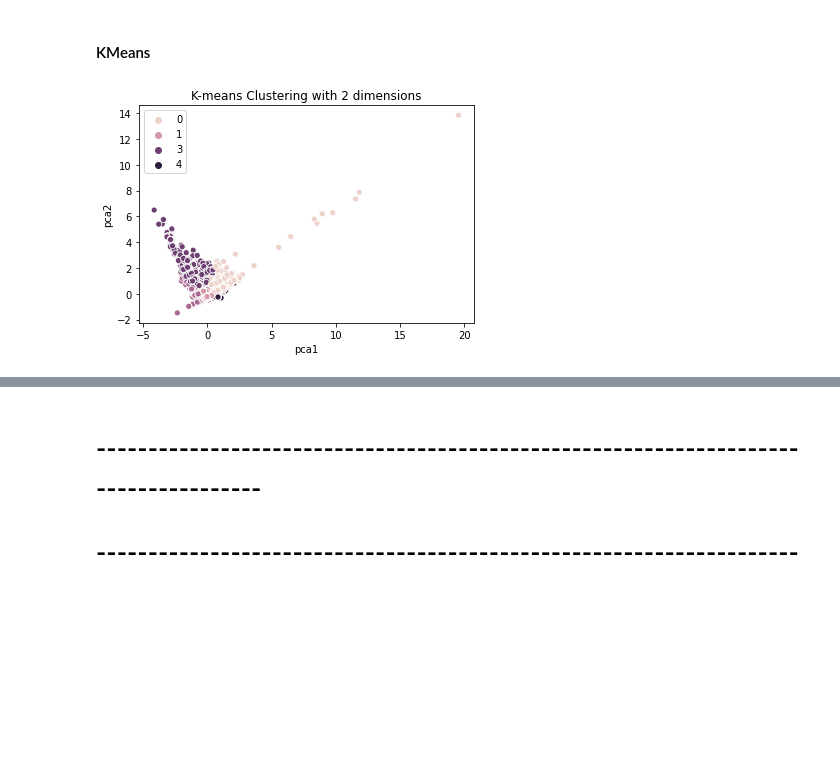
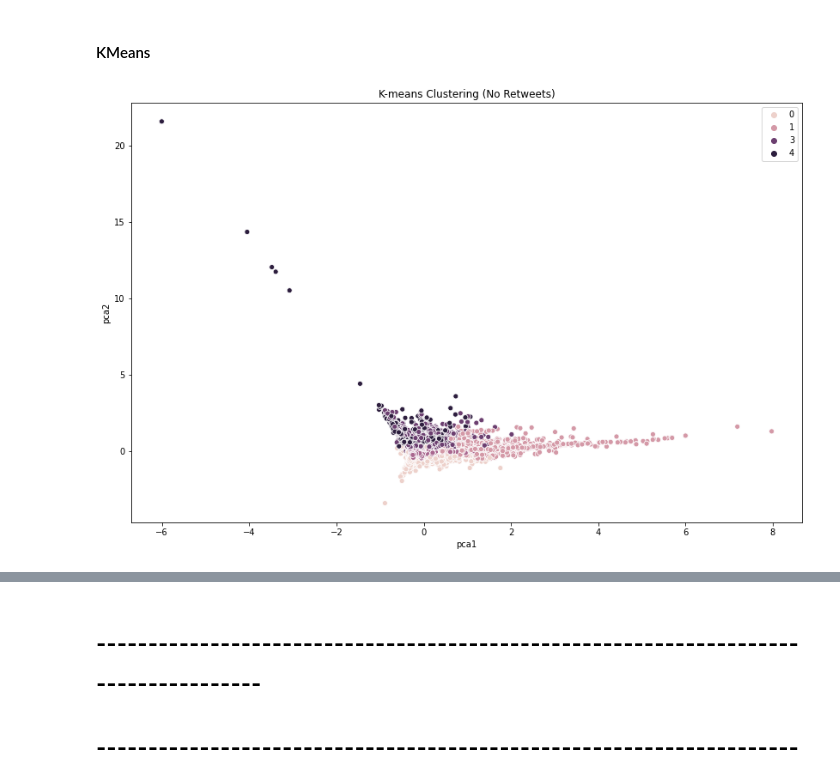
Before and after one commit to jb-0/football-prediction, a Jupyter notebook: nlp-rea-v-liv-2018.ipynb, the cells around one changed output, grey strips where cells are left out. Saved outputs shown, nothing was run; the diff lists cells and outputs as text; code cells hidden in the pictures; blank space fills up the shorter version.

Commit message:
Output cluster samples, re-run kmeans without retweets and only including items with features

```diff
--- a/nlp-rea-v-liv-2018.ipynb
+++ b/nlp-rea-v-liv-2018.ipynb
@@ -114,0 +118,4 @@ FeatureCreation([i[0] for i in fdist.most_common(100)])
+# %%
+# Drop cases where all features are 0
+en_tweets_df_with_features = en_tweets_df[en_tweets_df['sum_of_FT_cols'] != 0]
+en_tweets_df_with_features.shape
@@ -115,2 +124,5 @@ FeatureCreation([i[0] for i in fdist.most_common(100)])
+# %%
+# Drop retweets
+en_tweets_df_with_features_no_rt = en_tweets_df_with_features[en_tweets_df_with_features['is_retweet']==False]
 # %% [markdown]
 ### Correlation
@@ -145,7 +154,7 @@ from sklearn.decomposition import PCA
 # There are five clusters that I would like to try and identify
 # 1) Liverpool Positive 2) Liverpool Negative 3) Madrid Positive 4) Madrid Negative 5) Neutral
 k = 5
-X = en_tweets_df[cols]
+X = en_tweets_df_with_features_no_rt[cols]
 
 kmeans = KMeans(n_clusters=k, random_state=8)
 kmeans.fit(X)
@@ -153,10 +162,11 @@ y_kmeans = kmeans.predict(X)
 # %%
 ### Run PCA on the data and reduce the dimensions in pca_num_components dimensions
 reduced_data = PCA(n_components=2).fit_transform(X)
 results = pd.DataFrame(reduced_data,columns=['pca1','pca2'])
 
+plt.figure(figsize=(14,9))
 sns.scatterplot(x="pca1", y="pca2", hue=y_kmeans, data=results)
-plt.title('K-means Clustering with 2 dimensions')
+plt.title('K-means Clustering (No Retweets)')
 plt.show()
 # %% [output]
-[figure, old version]
+[figure, new version]
```
Also changed, not shown: parts of 8 cells of this notebook.
